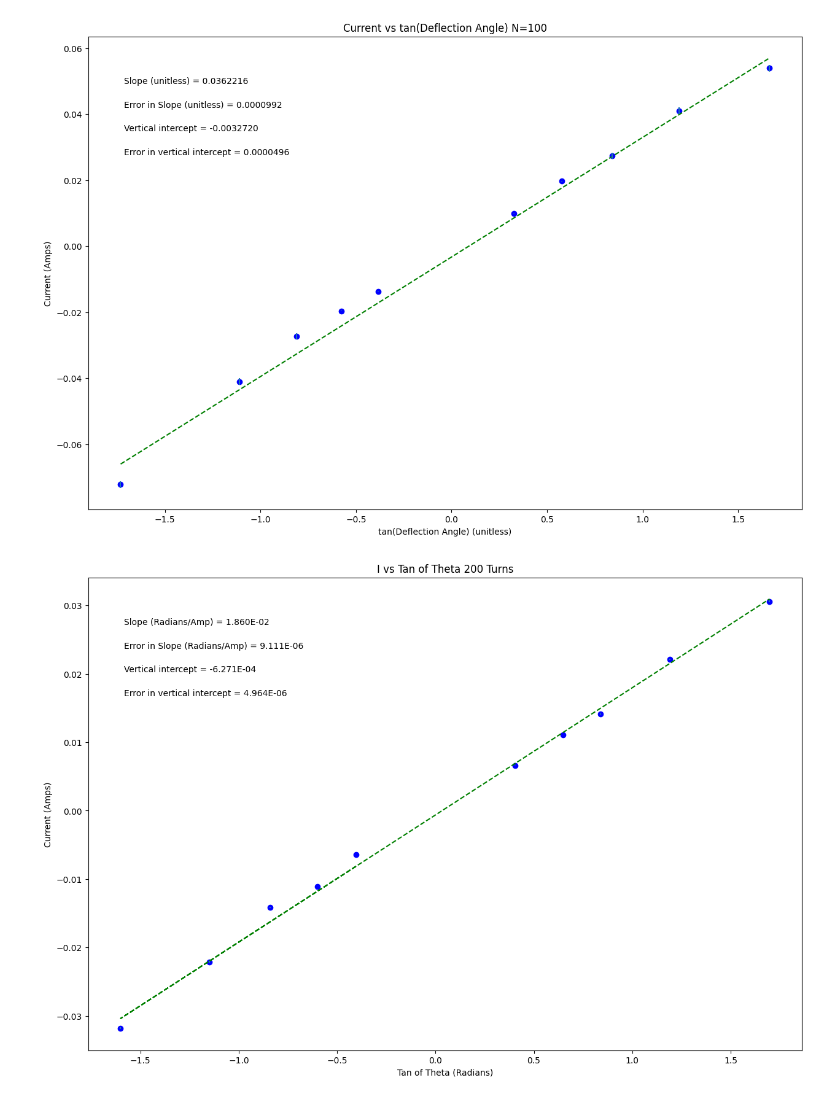
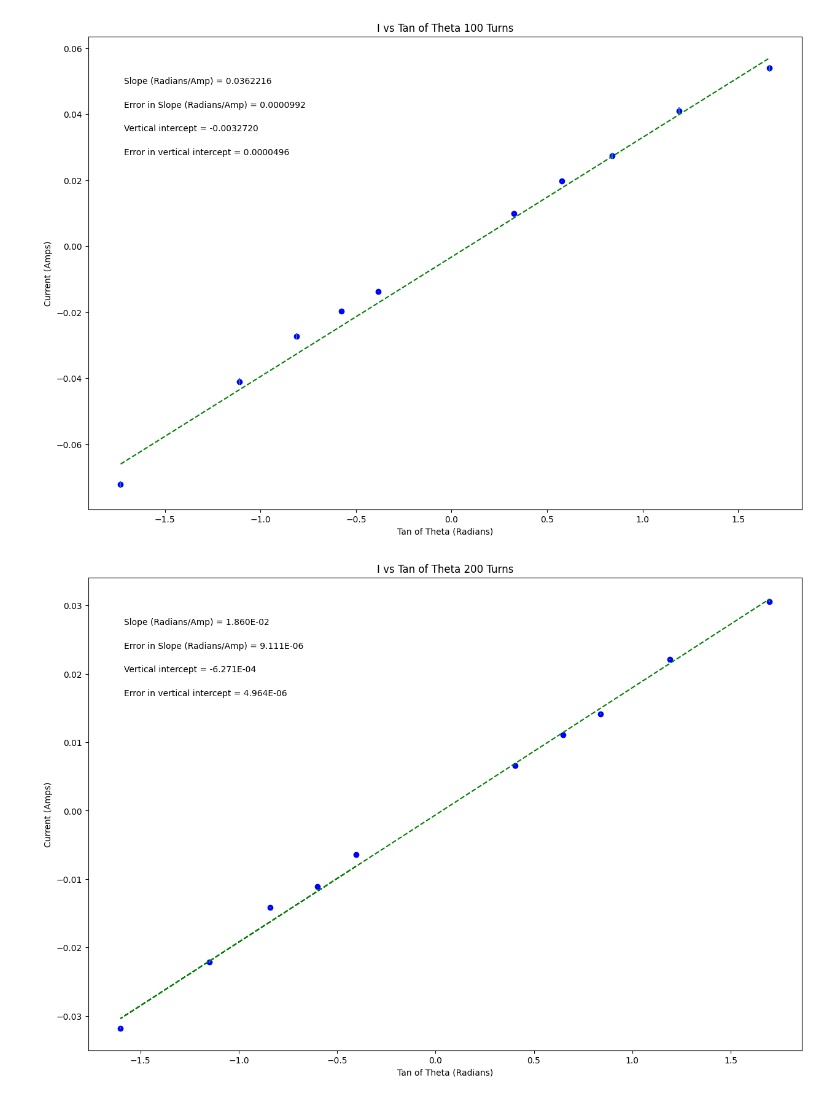
Before and after one commit to ELoran2435/PhysicsSpring2025, a Jupyter notebook: MeasuringMagneticFieldALLGRAPHS.ipynb, the cells around one changed output. Cells and saved outputs as stored; diff of their text form; code cells hidden in the pictures.

```diff
--- a/MeasuringMagneticFieldALLGRAPHS.ipynb
+++ b/MeasuringMagneticFieldALLGRAPHS.ipynb
@@ -19,28 +19,28 @@ import matplotlib.pyplot as plt
 #variable names should start with a letter and must contain only letters, numbers, and underscores
 
 
-xvariable_changeme = np.array([-1.73205080756888,-1.11061251482919,-0.809784033195007,-0.577350269189626,-0.383864035035416,0.324919696232906,0.577350269189626,0.83909963117728,1.19175359259421,1.66427948235052])
+xvariable_tantheta = np.array([-1.73205080756888,-1.11061251482919,-0.809784033195007,-0.577350269189626,-0.383864035035416,0.324919696232906,0.577350269189626,0.83909963117728,1.19175359259421,1.66427948235052])
 
-yvariable_changeme = np.array([-0.0722,-0.041,-0.0273,-0.01966,-0.01367,0.00982,0.01971,0.0274,0.041,0.0539])
+yvariable_Amps = np.array([-0.0722,-0.041,-0.0273,-0.01966,-0.01367,0.00982,0.01971,0.0274,0.041,0.0539])
 
-err_yvariable_changeme = np.array([0.001,0.001,0.001,0.0001,0.0001,0.0001,0.0001,0.001,0.001,0.001])
+err_yvariable_Amps = np.array([0.001,0.001,0.001,0.0001,0.0001,0.0001,0.0001,0.001,0.001,0.001])
 
 
 
 #Re-assign variables as x, y, dy so that the remaining plotting code may remain generic
 #UPDATE VARIABLE NAMES (ON RHS OF EACH EQUAL SIGN) TO MATCH VARIABLE NAMES FOR DATA ABOVE
 
-x = xvariable_changeme             #this should be the array you want to plot on the x axis
-y = yvariable_changeme             #this should be the array you want to plot on the y axis
-dy = err_yvariable_changeme        #this should be your error in y array
+x = xvariable_tantheta            #this should be the array you want to plot on the x axis
+y = yvariable_Amps             #this should be the array you want to plot on the y axis
+dy = err_yvariable_Amps        #this should be your error in y array
 
 
 #UPDATE EACH OF THESE 4 STRINGS FOR YOUR PLOT LABELS AS YOU WANT THEM TO APPEAR
 
-plot_title= 'Current vs tan(Deflection Angle) N=100'
-x_label= 'tan(Deflection Angle) (unitless)'
+plot_title= 'I vs Tan of Theta 100 Turns'
+x_label= 'Tan of Theta (Radians)'
 y_label= 'Current (Amps)'
-slope_units= 'unitless'
+slope_units= 'Radians/Amp'
 
 #UPDATE ANNOTATION PLACEMENT SO IT'S OUT OF WAY OF PLOTTED DATA AND BEST FIT LINE
 #integer from 1 to 4, top R corner is 1 (counter-clockwise from there)
@@ -92,34 +92,34 @@ elif annotation_placement==3 or annotation_placement==4:
 #Don't need to change anything in this section!
 
 #Plot data on graph. Plot error bars and place values for slope,
 #error in slope, and vertical intercept (plus error) on the plot using "annotate"
 
 plt.figure(figsize=(15,10))
 
 plt.plot(x, fit, color='green', linestyle='--')
 plt.scatter(x, y, color='blue', marker='o')
 
 plt.xlabel(x_label)
 plt.ylabel(y_label)
 plt.title(plot_title)
 
 plt.errorbar(x, y, yerr=dy, xerr=None, fmt="none") #don't need to plot x error bars
 
 plt.annotate('Slope ({}) = {value:.{digits}f}'.format(slope_units,value=m, digits=7),
              (xpos, ypos[0]), xycoords='axes fraction')
 
 plt.annotate('Error in Slope ({}) = {value:.{digits}f}'.format(slope_units,value=dm, digits=7),
              (xpos, ypos[1]), xycoords='axes fraction')
 
 plt.annotate('Vertical intercept = {value:.{digits}f}'.format(value=b, digits=7),
              (xpos, ypos[2]), xycoords='axes fraction')
 
 plt.annotate('Error in vertical intercept = {value:.{digits}f}'.format(value=db, digits=7),
              (xpos, ypos[3]), xycoords='axes fraction')
 
 plt.show()
 # %% [output]
-[figure, old version]
+[figure, new version]
 # %%
 #PHSX 216 & 218 plotting code
 #Ellen Loran
```
Also changed, not shown: parts of 2 cells of this notebook.
